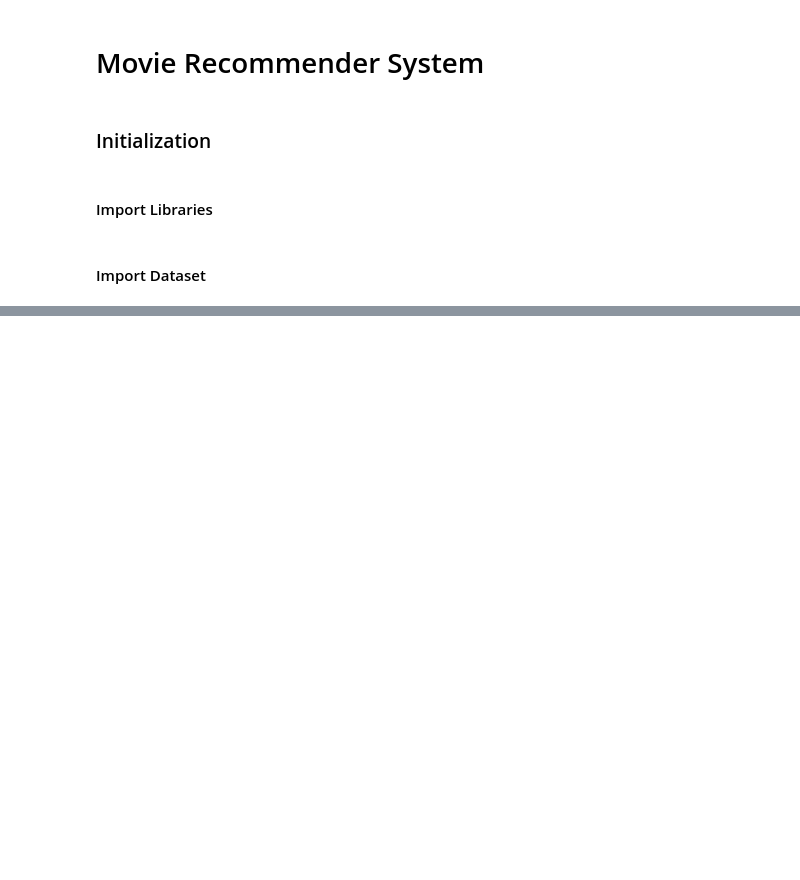
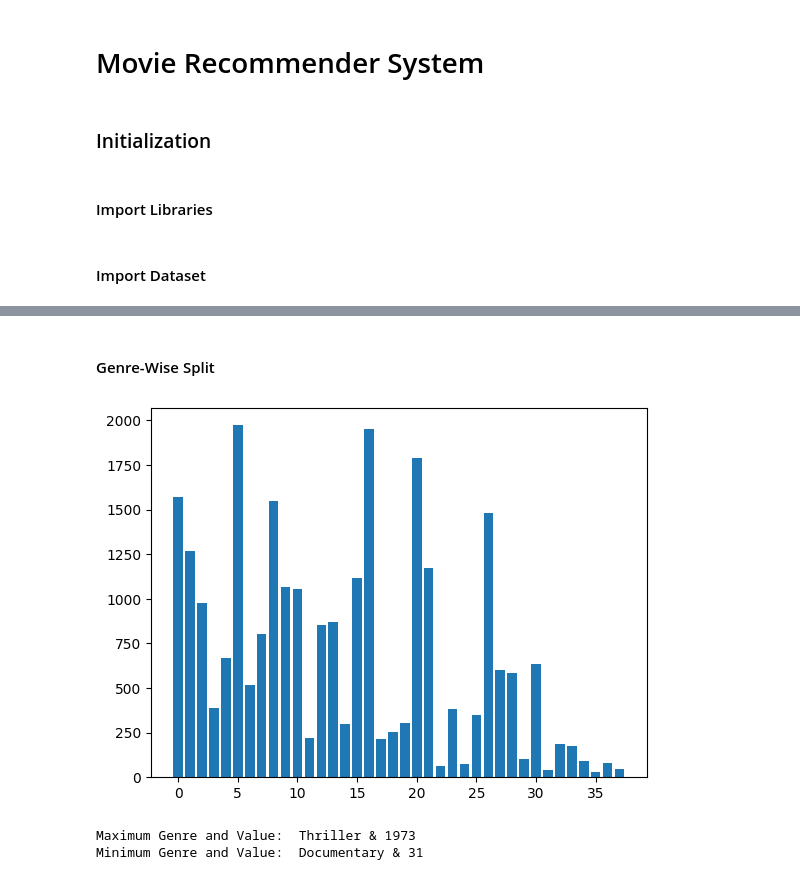
Before and after one commit to RampageousRJ/Movie-Recommender-System, a Jupyter notebook: model/model.ipynb, the cells around one changed output, grey strips where cells are left out. Cells and saved outputs as stored; diff of their text form; code cells hidden in the pictures; blank space fills up the shorter version.

```diff
--- a/model/model.ipynb
+++ b/model/model.ipynb
@@ -18,0 +105,26 @@ FileNotFoundError: [Errno 2] No such file or directory: 'mymoviedb.csv'
+# %% [markdown]
+#### Genre-Wise Split
+# %%
+genre_values = {}
+value_dict = {}
+def genre_fill(row):
+    for genre in row.split(','):
+        if genre in genre_values.keys():
+            genre_values[genre]+=1
+        else:
+            genre_values[genre]=1
+
+for row in df['Genre']:
+    genre_fill(row)
+
+plt.bar(np.arange(len(genre_values.keys())),genre_values.values())
+plt.show()
+
+max_key = max(genre_values, key=genre_values.get)
+min_key = min(genre_values, key=genre_values.get)
+print(f"Maximum Genre and Value: {max_key} | {max(genre_values.values())}")
+print(f"Minimum Genre and Value: {min_key} | {min(genre_values.values())}")
+# %% [output]
+[figure, added]
+Maximum Genre and Value:  Thriller & 1973
+Minimum Genre and Value:  Documentary & 31
```
Also changed, not shown: parts of 10 cells of this notebook.
